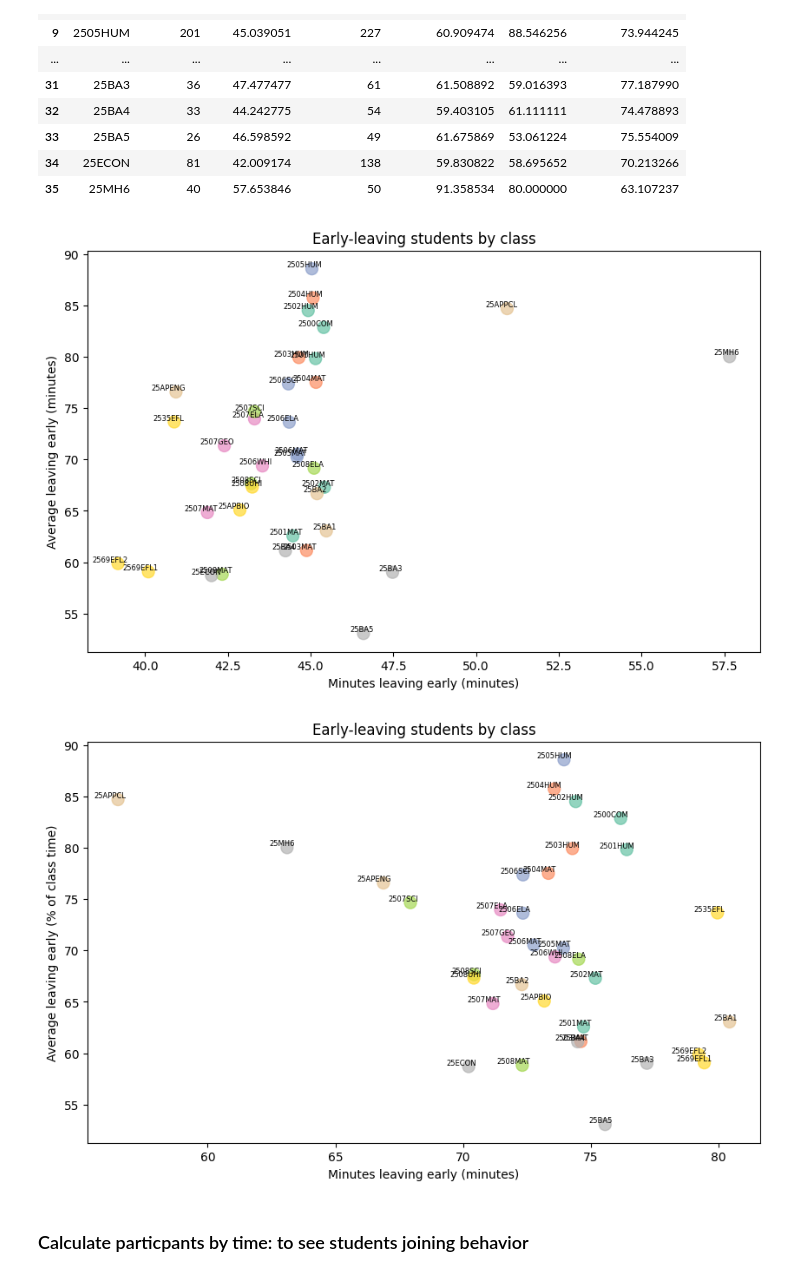
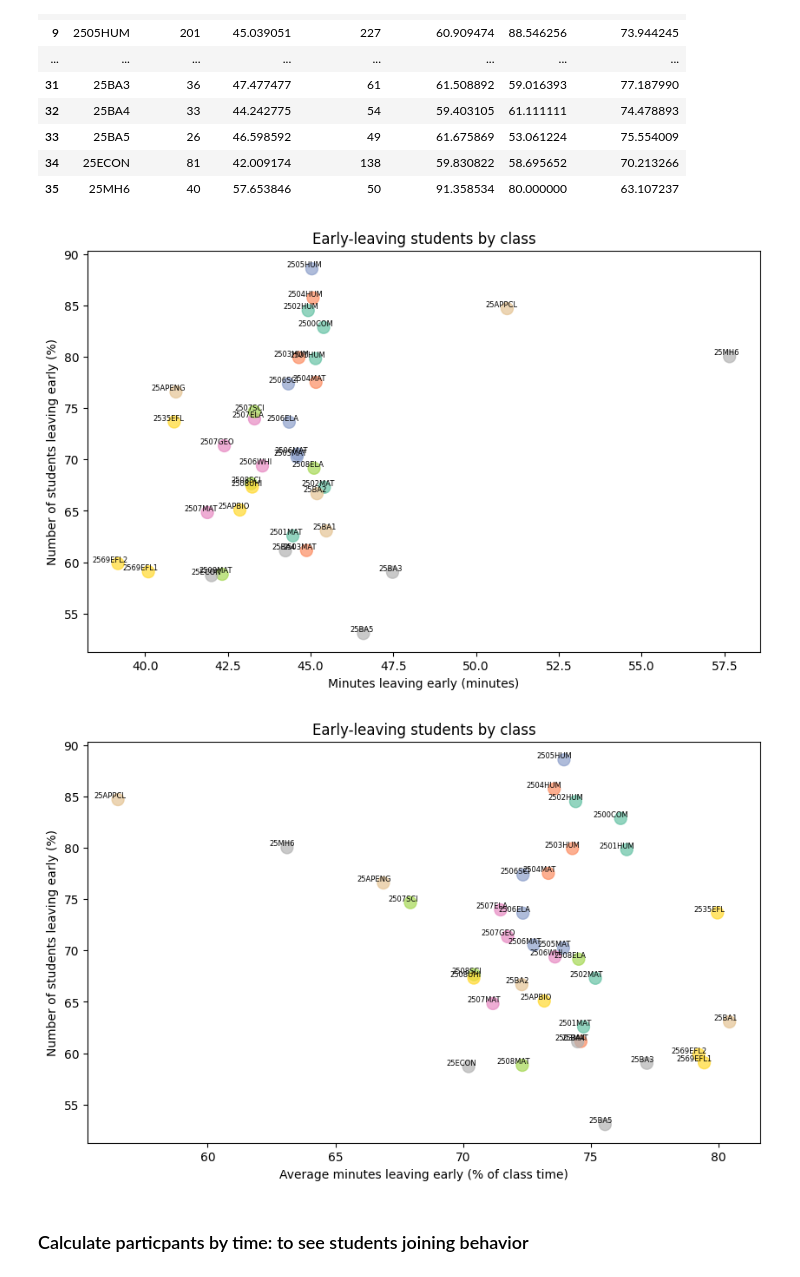
Before and after one commit to tthvan/Customer-Retention-Analysis, a Jupyter notebook: cleanin.ipynb, the cells around one changed output. Drawn from its saved outputs; the diff is of its cells as text; code cells hidden in the pictures.

```diff
--- a/cleanin.ipynb
+++ b/cleanin.ipynb
@@ -648,30 +648,30 @@ for i, row in leave_stats.iterrows():
     plt.text(row['avg_min_leave']+0.3, row['pct_leave'], row['Topic'], fontsize=6, ha='right', va='bottom')
 
 plt.xlabel('Minutes leaving early (minutes)')
-plt.ylabel('Average leaving early (minutes)')
+plt.ylabel('Number of students leaving early (%)')
 plt.title('Early-leaving students by class')
 plt.show()
 # %% [output]
-[figure, old version]
+[figure, new version]
 # %%
 plt.figure(figsize=(10,6))
 scatter = plt.scatter(
     leave_stats['pct_leave_minutes'],
     leave_stats['pct_leave'],
     c=range(len(leave_stats)),
     cmap='Set2',
     s=100,
     alpha=0.7
 )
 for i, row in leave_stats.iterrows():
     plt.text(row['pct_leave_minutes']+0.3, row['pct_leave'], row['Topic'], fontsize=6, ha='right', va='bottom')
 
-plt.xlabel('Minutes leaving early (minutes)')
-plt.ylabel('Average leaving early (% of class time)')
+plt.xlabel('Average minutes leaving early (% of class time)')
+plt.ylabel('Number of students leaving early (%)')
 plt.title('Early-leaving students by class')
 plt.show()
 # %% [output]
-[figure, old version]
+[figure, new version]
 # %% [markdown]
 ### Calculate particpants by time: to see students joining behavior
 # %%
```
